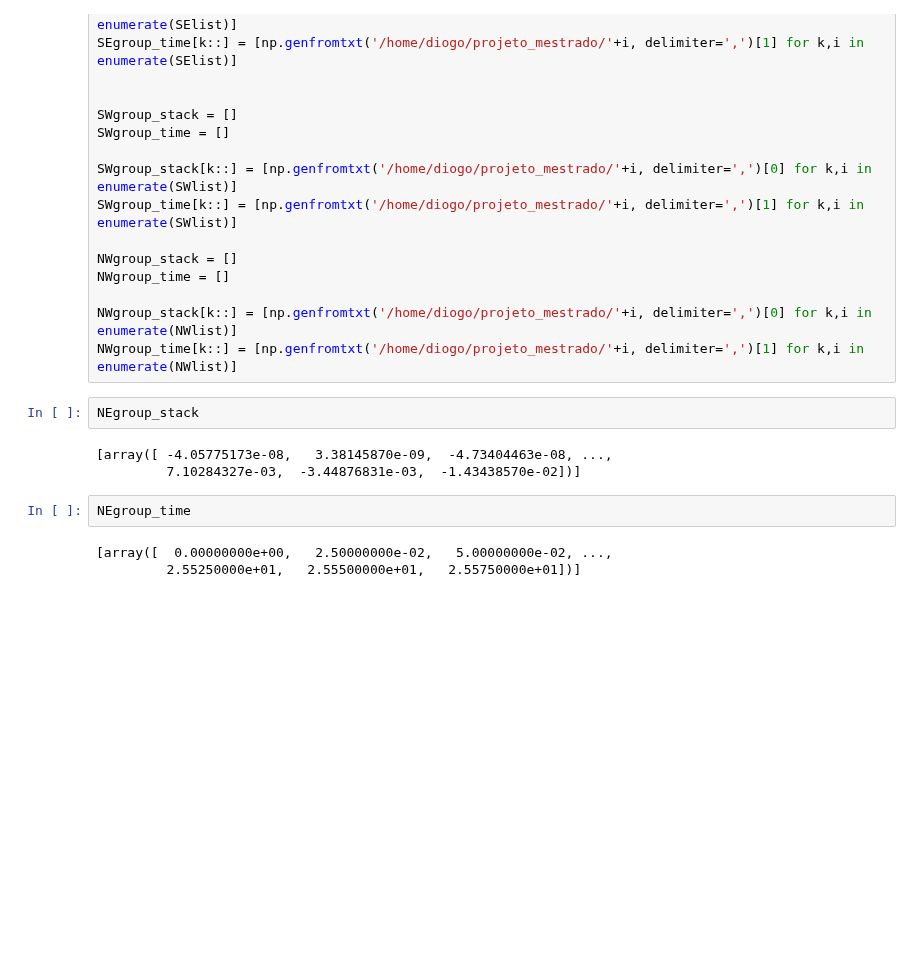
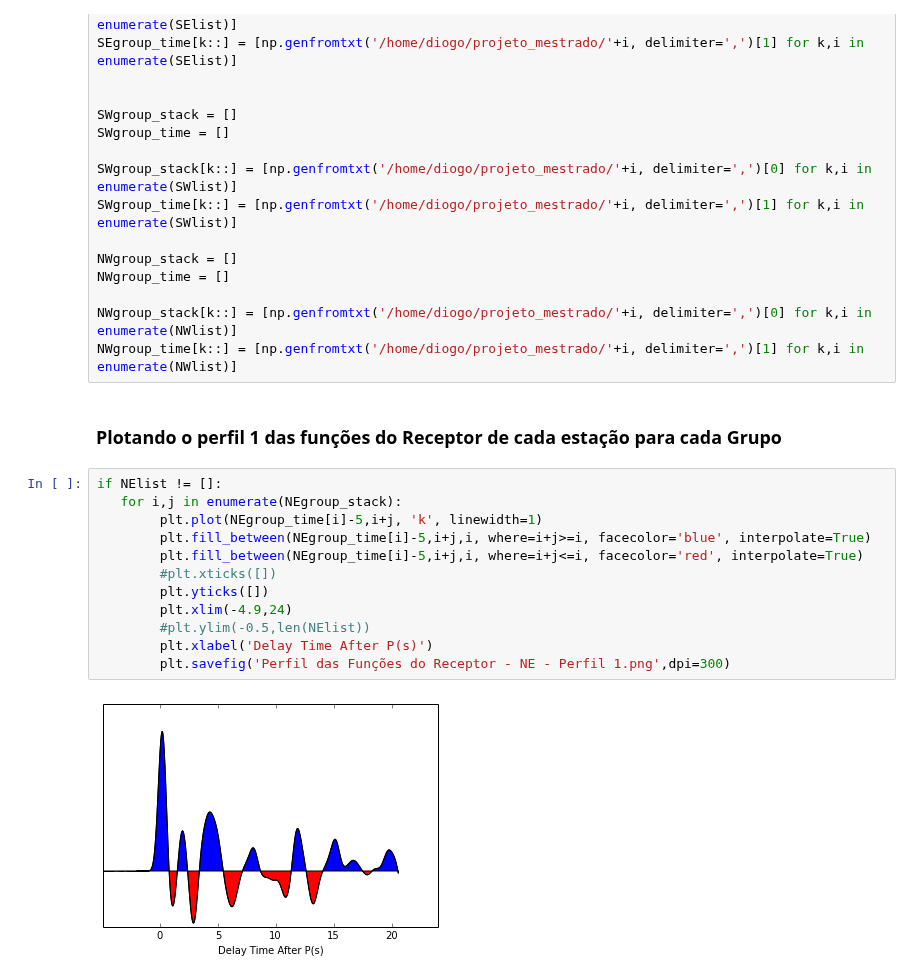
Before and after one commit to dIOGOLOC/projeto_mestrado, a Jupyter notebook: plotagem_perfil_estacoes.ipynb, the cells around one changed output. Cells and saved outputs as stored; diff of their text form; blank space fills up the shorter version.

Commit message:
Adicionando os plotes dos perfis 1 e 2.

```diff
--- a/plotagem_perfil_estacoes.ipynb
+++ b/plotagem_perfil_estacoes.ipynb
@@ -81,13 +81,19 @@ NWgroup_time = []
 
 NWgroup_stack[k::] = [np.genfromtxt('/home/diogo/projeto_mestrado/'+i, delimiter=',')[0] for k,i in enumerate(NWlist)]
 NWgroup_time[k::] = [np.genfromtxt('/home/diogo/projeto_mestrado/'+i, delimiter=',')[1] for k,i in enumerate(NWlist)]
-# %%
-NEgroup_stack
-# %% [output]
-[array([ -4.05775173e-08,   3.38145870e-09,  -4.73404463e-08, ...,
-         7.10284327e-03,  -3.44876831e-03,  -1.43438570e-02])]
-# %%
-NEgroup_time
-# %% [output]
-[array([  0.00000000e+00,   2.50000000e-02,   5.00000000e-02, ...,
-         2.55250000e+01,   2.55500000e+01,   2.55750000e+01])]
+# %% [markdown]
+<h3>Plotando o perfil 1 das funções do Receptor de cada estação para cada Grupo</h3>
+# %%
+if NElist != []:
+   for i,j in enumerate(NEgroup_stack):
+        plt.plot(NEgroup_time[i]-5,i+j, 'k', linewidth=1)
+        plt.fill_between(NEgroup_time[i]-5,i+j,i, where=i+j>=i, facecolor='blue', interpolate=True)
+        plt.fill_between(NEgroup_time[i]-5,i+j,i, where=i+j<=i, facecolor='red', interpolate=True)
+        #plt.xticks([])
+        plt.yticks([])
+        plt.xlim(-4.9,24)
+        #plt.ylim(-0.5,len(NElist))
+        plt.xlabel('Delay Time After P(s)')
+        plt.savefig('Perfil das Funções do Receptor - NE - Perfil 1.png',dpi=300)
+# %% [output]
+[figure, added]
```
Also changed, not shown: parts of 22 cells of this notebook.
